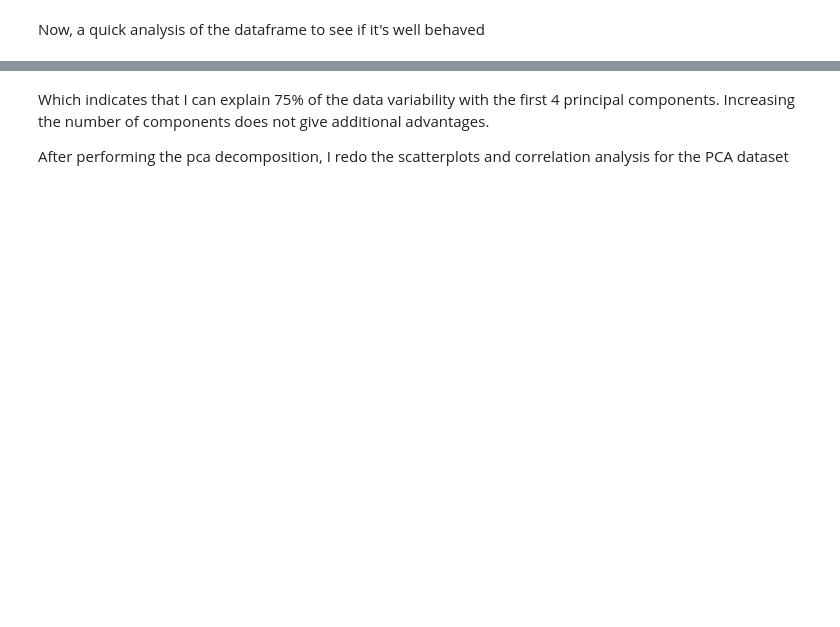
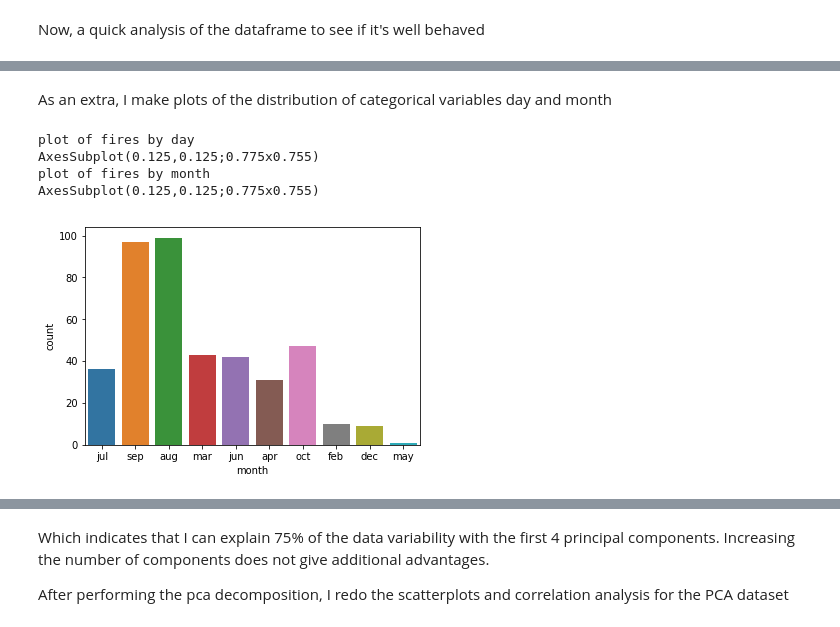
Before and after one commit to davide-chiuchiu/python_sample_with_forest_fires, a Jupyter notebook: Quick analysis for fire dataset in python.ipynb, the cells around one changed output, grey strips where cells are left out. Saved outputs shown, nothing was run; the diff lists cells and outputs as text; code cells hidden in the pictures; blank space fills up the shorter version.

```diff
--- a/Quick analysis for fire dataset in python.ipynb
+++ b/Quick analysis for fire dataset in python.ipynb
@@ -17,0 +59,15 @@ Now, a quick analysis of the dataframe to see if it's well behaved
+# %% [markdown]
+As an extra, I make plots of the distribution of categorical variables day and month
+# %%
+print("plot of fires by day")
+plot1 = seaborn.countplot(x = "day", data = fire_dataframe)
+print(plot1)
+print("plot of fires by month")
+plot2 = seaborn.countplot(x = "month", data = fire_dataframe)
+print(plot2)
+# %% [output]
+plot of fires by day
+AxesSubplot(0.125,0.125;0.775x0.755)
+plot of fires by month
+AxesSubplot(0.125,0.125;0.775x0.755)
+[figure, added]
```
Also changed, not shown: parts of 22 cells of this notebook.
